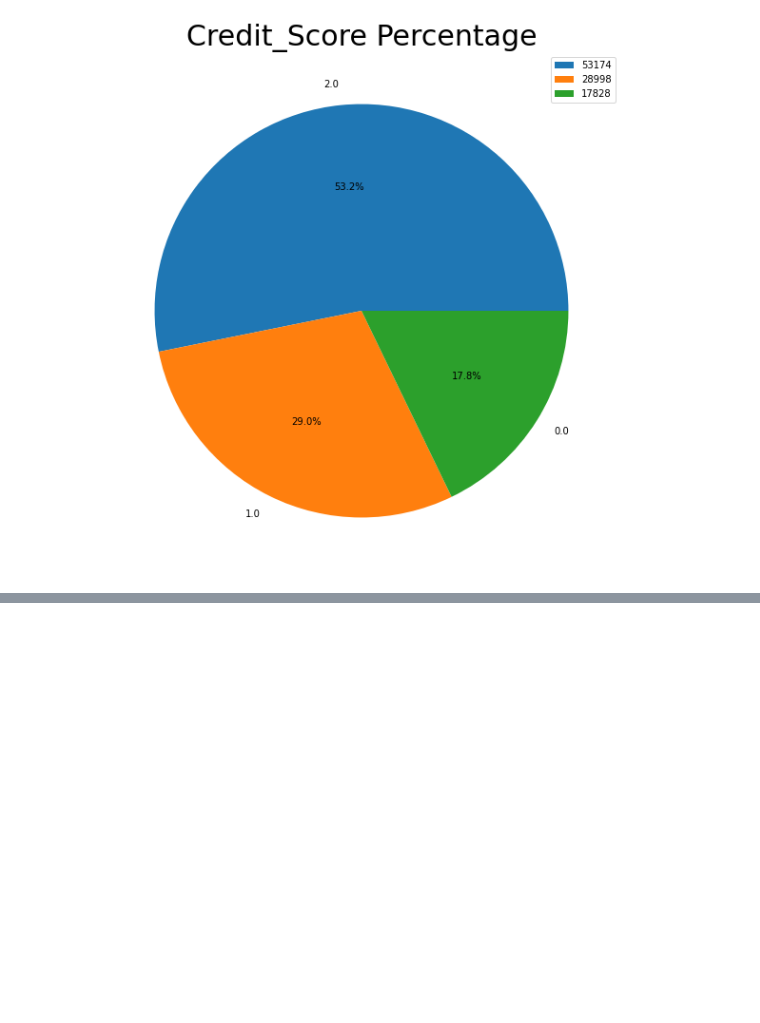
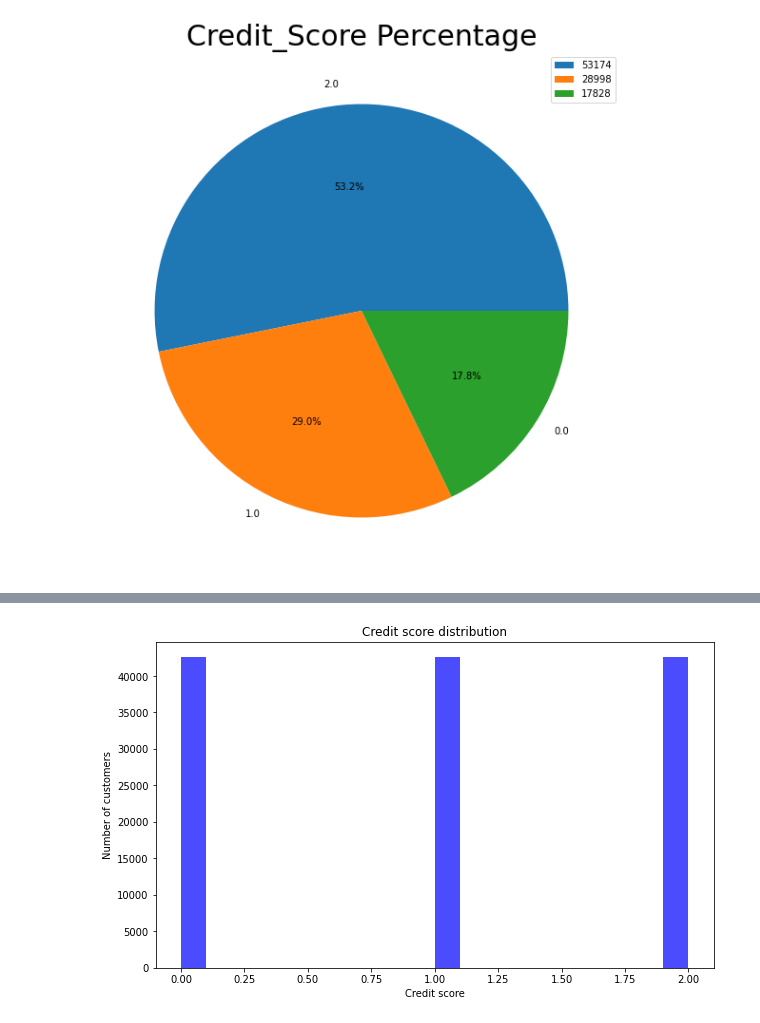
Before and after one commit to 80396-B2/Credit_Score_Prediction, a Jupyter notebook: main.ipynb, the cells around one changed output, grey strips where cells are left out. Cells and saved outputs as stored; diff of their text form; code cells hidden in the pictures; blank space fills up the shorter version.

```diff
--- a/main.ipynb
+++ b/main.ipynb
@@ -1163,0 +1191,9 @@ plt.show()
+# %%
+plt.figure(figsize=(10, 6))
+plt.hist(data_after_smote['target'], bins=20, color='blue', alpha=0.7)
+plt.title('Credit score distribution')
+plt.xlabel('Credit score')
+plt.ylabel('Number of customers')
+plt.show()
+# %% [output]
+[figure, added]
```
Also changed, not shown: parts of 13 cells of this notebook.
